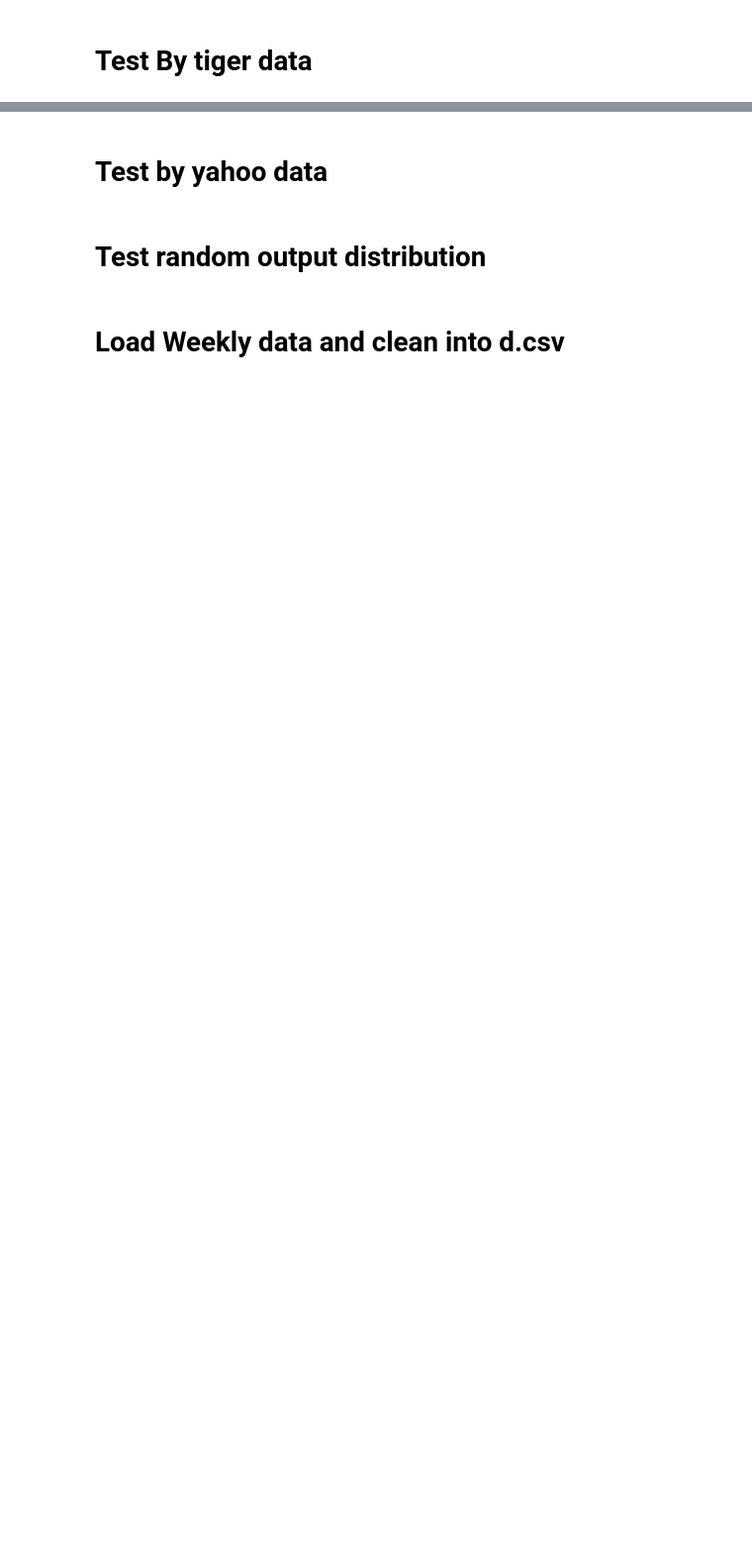
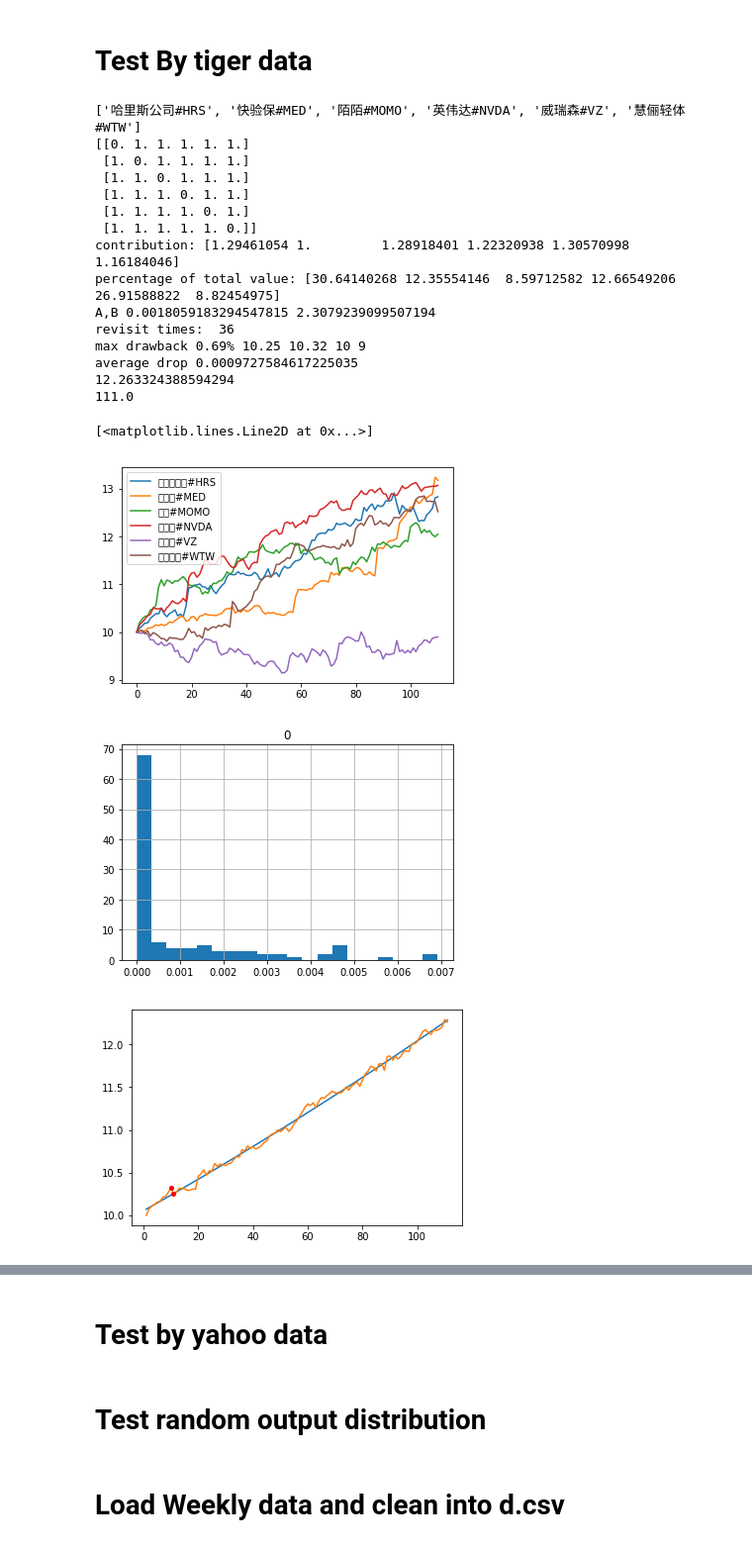
Before and after one commit to elviswind/minigo, a Jupyter notebook: data.ipynb, the cells around one changed output, grey strips where cells are left out. Shown at 99% size. Cells and saved outputs as stored; diff of their text form; code cells hidden in the pictures; blank space fills up the shorter version.

```diff
--- a/data.ipynb
+++ b/data.ipynb
@@ -14,7 +14,7 @@ base = 10
 threshold = 0.6
 
 df = pandas.read_csv('d.csv', index_col=0)
-df = df.filter(regex='[\u4e00-\u9fa5]', axis=0)
+# df = df.filter(regex='^[^\u4e00-\u9fa5]+$', axis=0)
 a = df.iloc[:, :-1]
 b = df.iloc[:, 1:]
 b.columns = a.columns = range(df.shape[1] - 1)
@@ -65,7 +83,7 @@ for a in latest[0:10]:
 # %% [markdown]
 # Test By tiger data
 # %%
-idx = [13, 44, 72, 257, 443, 538]
+idx = [378, 514, 530, 583, 878, 907]
 columns = list(np.array(df.index)[idx])
 print(columns)
 
@@ -114,30 +132,50 @@ print('revisit times: ', reg)
 
 
 # max drawback
 drop = 1 - s / np.maximum.accumulate(s)
 drop_i = np.argsort(drop)
 def getIJ(ij, i):
     return ij[i], np.argmax(s[:ij[i]])
 
 i, j = getIJ(drop_i, -1)
 print('max drawback {:0.2f}% {:0.2f} {:0.2f} {} {}'.format(drop[i] * 100, s[i], s[j], i, j))
 print('average drop', drop.mean())
 pandas.DataFrame(drop).hist(bins=20)
 
 
 print(s[-1])
 print(dates[-1])
 
 plt.figure()
 plt.plot(dates, y)
 plt.plot(dates, s)
 plt.plot([i+1,j+1], [s[i], s[j]], 'o', color='Red', markersize=4)
 
 plt.figure(figsize=(16,9))
 plt.plot(dates, y)
 plt.plot(dates, s)
 plt.plot(dates, graph.values)
 plt.plot([i+1,j+1], [s[i], s[j]], 'o', color='Red', markersize=4)
 
 i2, j2 = getIJ(drop_i, -2)
 plt.plot([i2+1,j2+1], [s[i2], s[j2]], 'o', color='Blue', markersize=4)
+# %% [output]
+['哈里斯公司#HRS', '快验保#MED', '陌陌#MOMO', '英伟达#NVDA', '威瑞森#VZ', '慧俪轻体#WTW']
+[[0. 1. 1. 1. 1. 1.]
+ [1. 0. 1. 1. 1. 1.]
+ [1. 1. 0. 1. 1. 1.]
+ [1. 1. 1. 0. 1. 1.]
+ [1. 1. 1. 1. 0. 1.]
+ [1. 1. 1. 1. 1. 0.]]
+contribution: [1.29461054 1.         1.28918401 1.22320938 1.30570998 1.16184046]
+percentage of total value: [30.64140268 12.35554146  8.59712582 12.66549206 26.91588822  8.82454975]
+A,B 0.0018059183294547815 2.3079239099507194
+revisit times:  36
+max drawback 0.69% 10.25 10.32 10 9
+average drop 0.0009727584617225035
+12.263324388594294
+111.0
+[<matplotlib.lines.Line2D at 0x...>]
+[figure, added]
+[figure, added]
+[figure, added]
```
Also changed, not shown: parts of 3 cells of this notebook, 12 other files.
